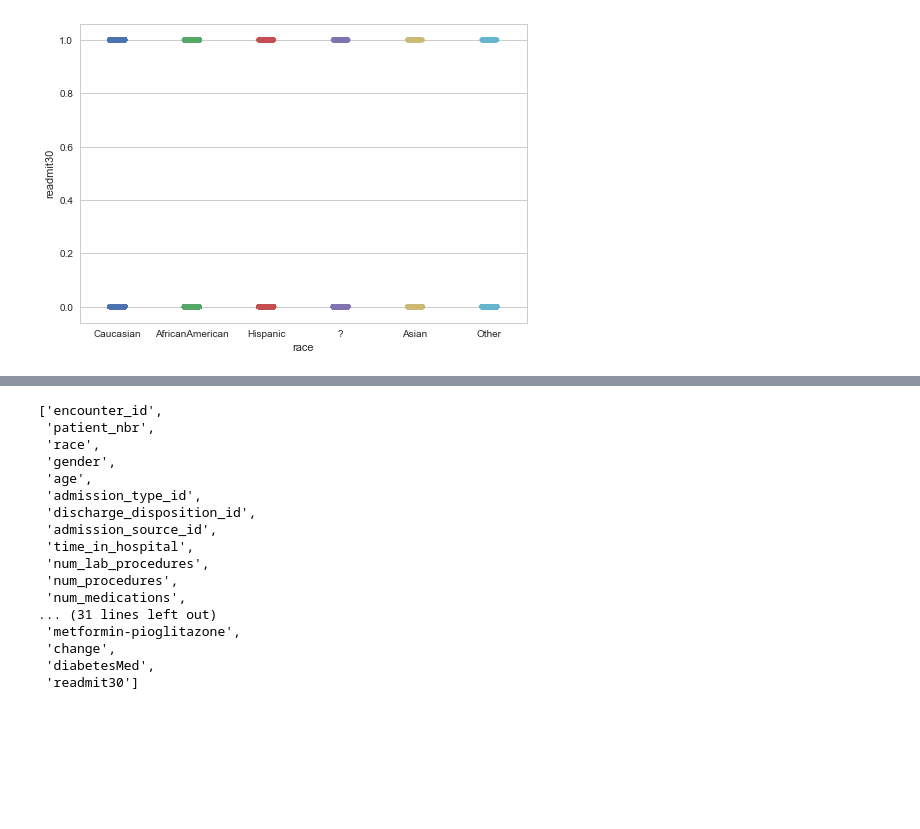
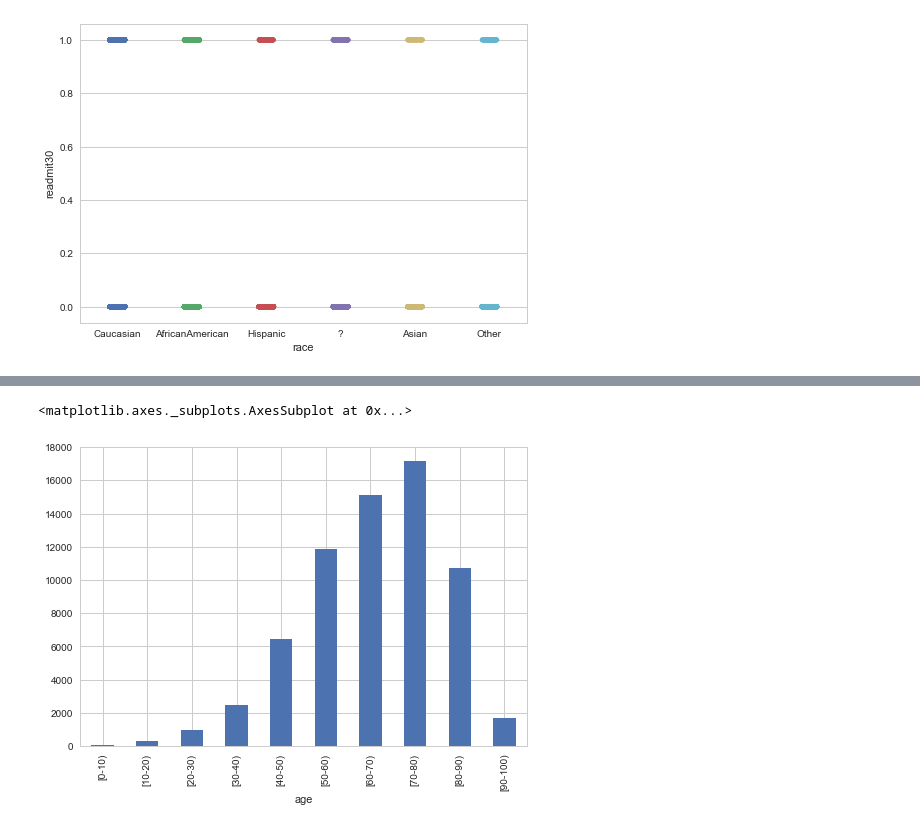
Before and after one commit to AOlden/sb-projects, a Jupyter notebook: diabetes_readmission/exploratory_analysis_diabetes_readmission.ipynb, the cells around one changed output, grey strips where cells are left out. Saved outputs shown, nothing was run; the diff lists cells and outputs as text; code cells hidden in the pictures; blank space fills up the shorter version.

```diff
--- a/diabetes_readmission/exploratory_analysis_diabetes_readmission.ipynb
+++ b/diabetes_readmission/exploratory_analysis_diabetes_readmission.ipynb
@@ -5,9 +5,10 @@ import matplotlib.pyplot as plt
 import numpy as np
 import seaborn as sns
 sns.set_context("poster")
-sns.set(style="whitegrid", color_codes=True)
+sns.set(style="whitegrid", color_codes = False)
 from pandas.tools.plotting import scatter_matrix
 pd.set_option('display.max_columns', 50)
+from scipy.stats import chi2_contingency
 
 #read in data as csv
 readmit = pd.read_csv('diabetic_data.csv')
@@ -104,20 +68,8 @@ array([[<matplotlib.axes._subplots.AxesSubplot object at 0x...>,
-# %%
-list(to_NaN)
-# %% [output]
-['encounter_id',
- 'patient_nbr',
- 'race',
- 'gender',
- 'age',
- 'admission_type_id',
- 'discharge_disposition_id',
- 'admission_source_id',
- 'time_in_hospital',
- 'num_lab_procedures',
- 'num_procedures',
- 'num_medications',
-... (31 lines left out)
- 'metformin-pioglitazone',
- 'change',
- 'diabetesMed',
- 'readmit30']
+# %%
+#check for dependence/multicollinearity
+    #age has a left-skewed distribution -- check agst. number vars
+age_grouped = to_NaN.groupby(['age']).size()
+age_grouped.plot(kind = 'bar')
+# %% [output]
+<matplotlib.axes._subplots.AxesSubplot at 0x...>
+[figure, added]
```
Also changed, not shown: parts of 10 cells of this notebook.
